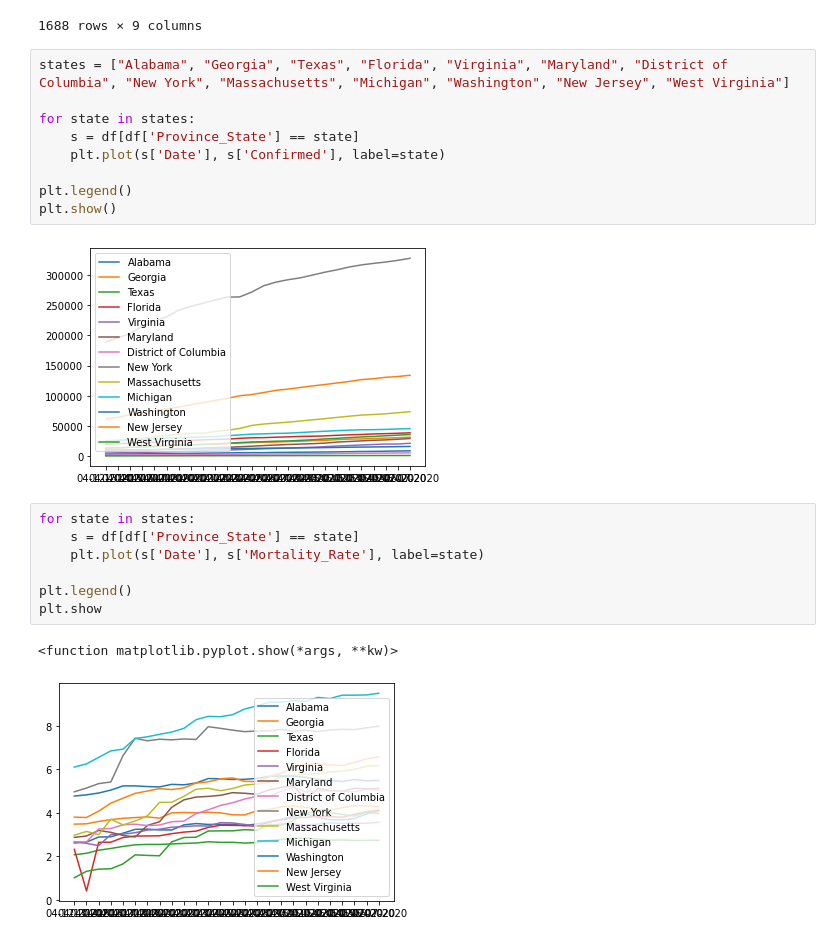
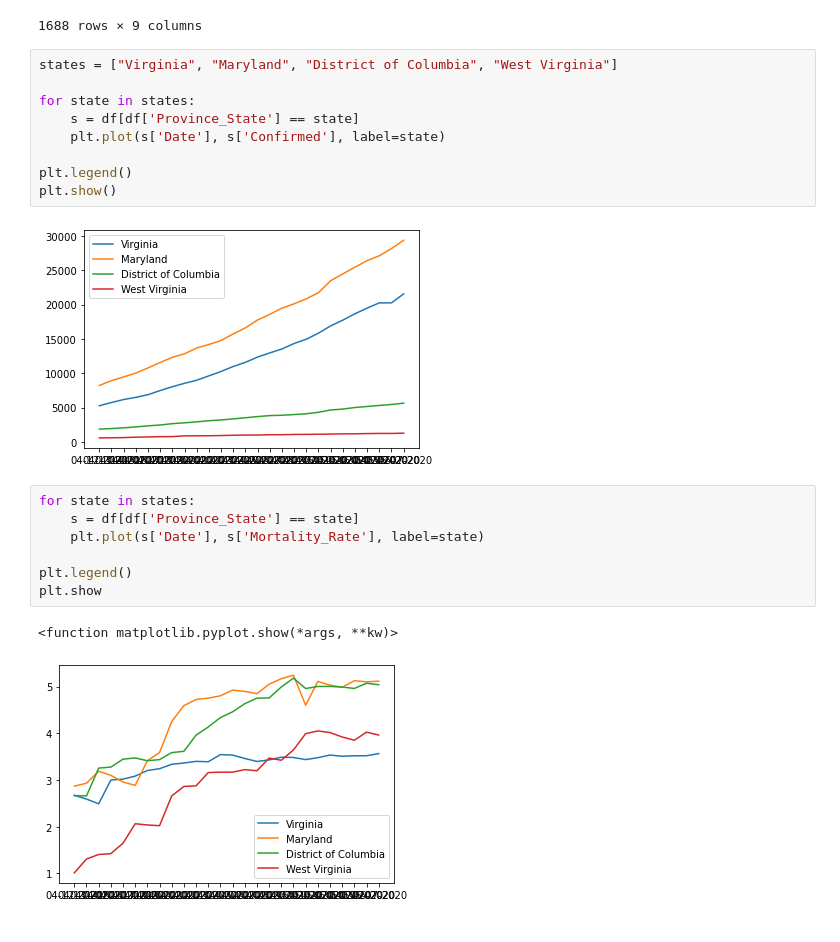
Before and after one commit to myrrhkhan/Jupyter-Notebook-COVID-19-data, a Jupyter notebook: NOTEBOOK-JH-Corona Data-State--data notebook.ipynb, the cells around one changed output. Drawn from its saved outputs; the diff is of its cells as text.

```diff
--- a/NOTEBOOK-JH-Corona Data-State--data notebook.ipynb
+++ b/NOTEBOOK-JH-Corona Data-State--data notebook.ipynb
@@ -42,16 +42,16 @@ df #df represents the new data table below
 | 1687 | Wyoming | 635 | 7 | 416.0 | 127.704931 | 12034.0 | 59.0 | ... |
 1688 rows × 9 columns
 # %%
-states = ["Alabama", "Georgia", "Texas", "Florida", "Virginia", "Maryland", "District of Columbia", "New York", "Massachusetts", "Michigan", "Washington", "New Jersey", "West Virginia"]
+states = ["Virginia", "Maryland", "District of Columbia", "West Virginia"]
 
 for state in states:
     s = df[df['Province_State'] == state]
     plt.plot(s['Date'], s['Confirmed'], label=state)
 
 plt.legend()
 plt.show()
 # %% [output]
-[figure, old version]
+[figure, new version]
 # %%
 for state in states:
     s = df[df['Province_State'] == state]
@@ -61,7 +61,7 @@ plt.legend()
 plt.show
 # %% [output]
 <function matplotlib.pyplot.show(*args, **kw)>
-[figure, old version]
+[figure, new version]
 # %%
 for state in states:
     s = df[df['Province_State'] == state]
```
Also changed, not shown: parts of 10 cells of this notebook.
